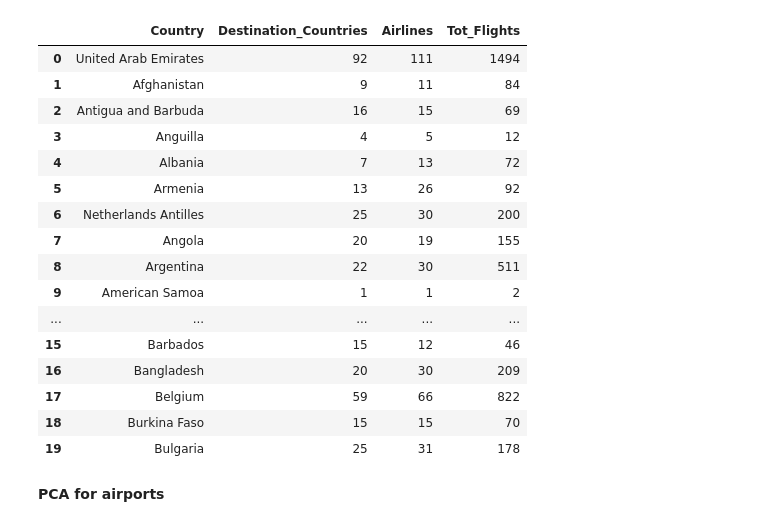
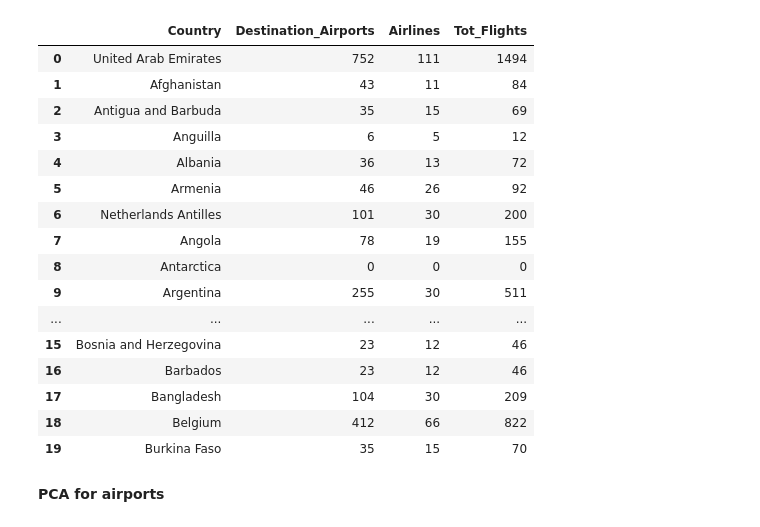
Before and after one commit to gianluca-maselli/Traffic-Airline-Analyzer, a Jupyter notebook: PCAscript.ipynb, the cells around one changed output. Cells and saved outputs as stored; diff of their text form; code cells hidden in the pictures.

```diff
--- a/PCAscript.ipynb
+++ b/PCAscript.ipynb
@@ -52,27 +52,27 @@ centroids.plot(ax = base, marker = 'o', color = 'red', markersize = 5)
 # %%
 #airports data
 data = pd.read_csv('/content/drive/MyDrive/dataPCA.csv', sep=';')
 #countries data
-data2 = pd.read_csv('/content/drive/MyDrive/dataPCA_countries2.csv', sep=';')
+data2 = pd.read_csv('/content/drive/MyDrive/dataPCA_countries.csv', sep=';')
 data2.head(20)
 # %% [output]
-|  | Country | Destination_Countries | Airlines | Tot_Flights |
-| 0 | United Arab Emirates | 92 | 111 | 1494 |
-| 1 | Afghanistan | 9 | 11 | 84 |
-| 2 | Antigua and Barbuda | 16 | 15 | 69 |
-| 3 | Anguilla | 4 | 5 | 12 |
-| 4 | Albania | 7 | 13 | 72 |
-| 5 | Armenia | 13 | 26 | 92 |
-| 6 | Netherlands Antilles | 25 | 30 | 200 |
-| 7 | Angola | 20 | 19 | 155 |
-| 8 | Argentina | 22 | 30 | 511 |
-| 9 | American Samoa | 1 | 1 | 2 |
+|  | Country | Destination_Airports | Airlines | Tot_Flights |
+| 0 | United Arab Emirates | 752 | 111 | 1494 |
+| 1 | Afghanistan | 43 | 11 | 84 |
+| 2 | Antigua and Barbuda | 35 | 15 | 69 |
+| 3 | Anguilla | 6 | 5 | 12 |
+| 4 | Albania | 36 | 13 | 72 |
+| 5 | Armenia | 46 | 26 | 92 |
+| 6 | Netherlands Antilles | 101 | 30 | 200 |
+| 7 | Angola | 78 | 19 | 155 |
+| 8 | Antarctica | 0 | 0 | 0 |
+| 9 | Argentina | 255 | 30 | 511 |
 | ... | ... | ... | ... | ... |
-| 15 | Barbados | 15 | 12 | 46 |
-| 16 | Bangladesh | 20 | 30 | 209 |
-| 17 | Belgium | 59 | 66 | 822 |
-| 18 | Burkina Faso | 15 | 15 | 70 |
-| 19 | Bulgaria | 25 | 31 | 178 |
+| 15 | Bosnia and Herzegovina | 23 | 12 | 46 |
+| 16 | Barbados | 23 | 12 | 46 |
+| 17 | Bangladesh | 104 | 30 | 209 |
+| 18 | Belgium | 412 | 66 | 822 |
+| 19 | Burkina Faso | 35 | 15 | 70 |
 # %% [markdown]
 **PCA for airports**
 # %%
```
Also changed, not shown: parts of 2 cells of this notebook, 3 other files.
